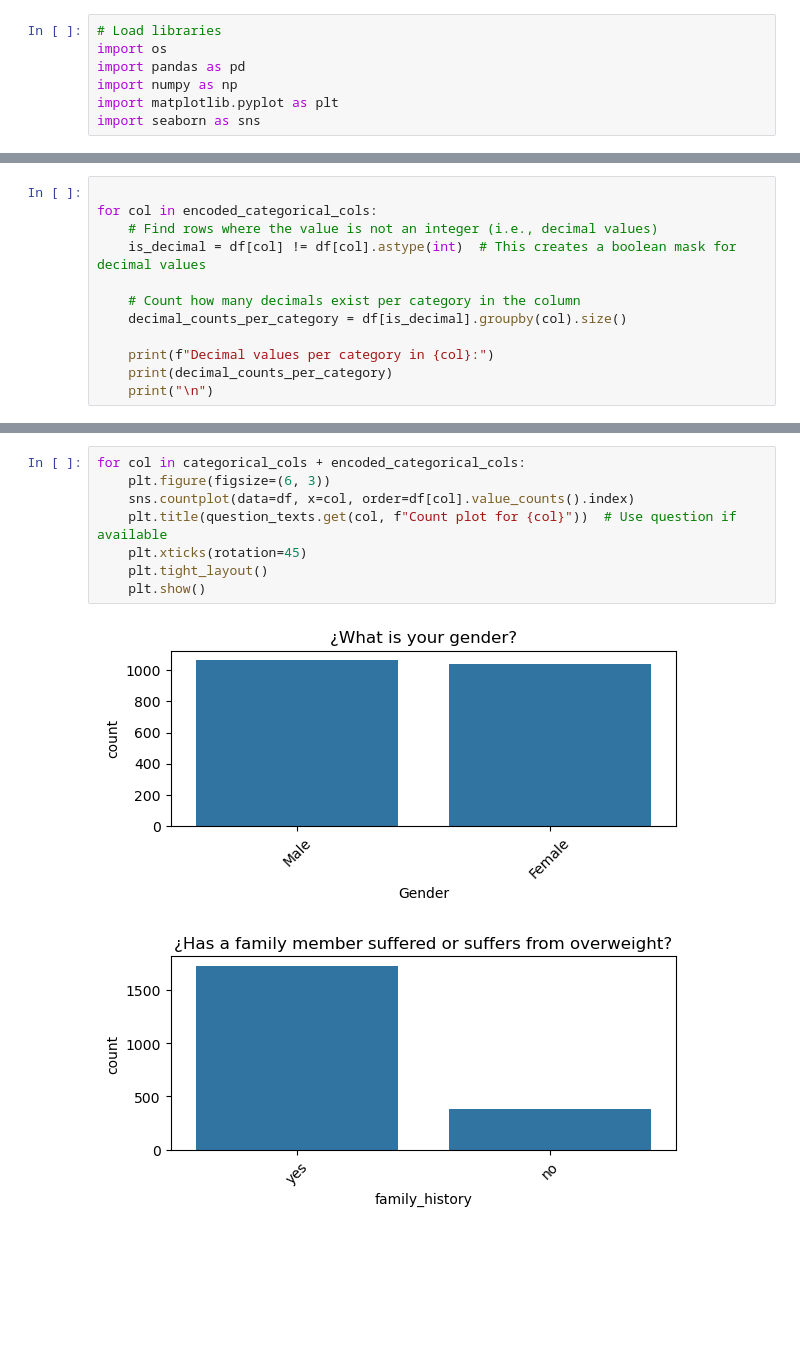
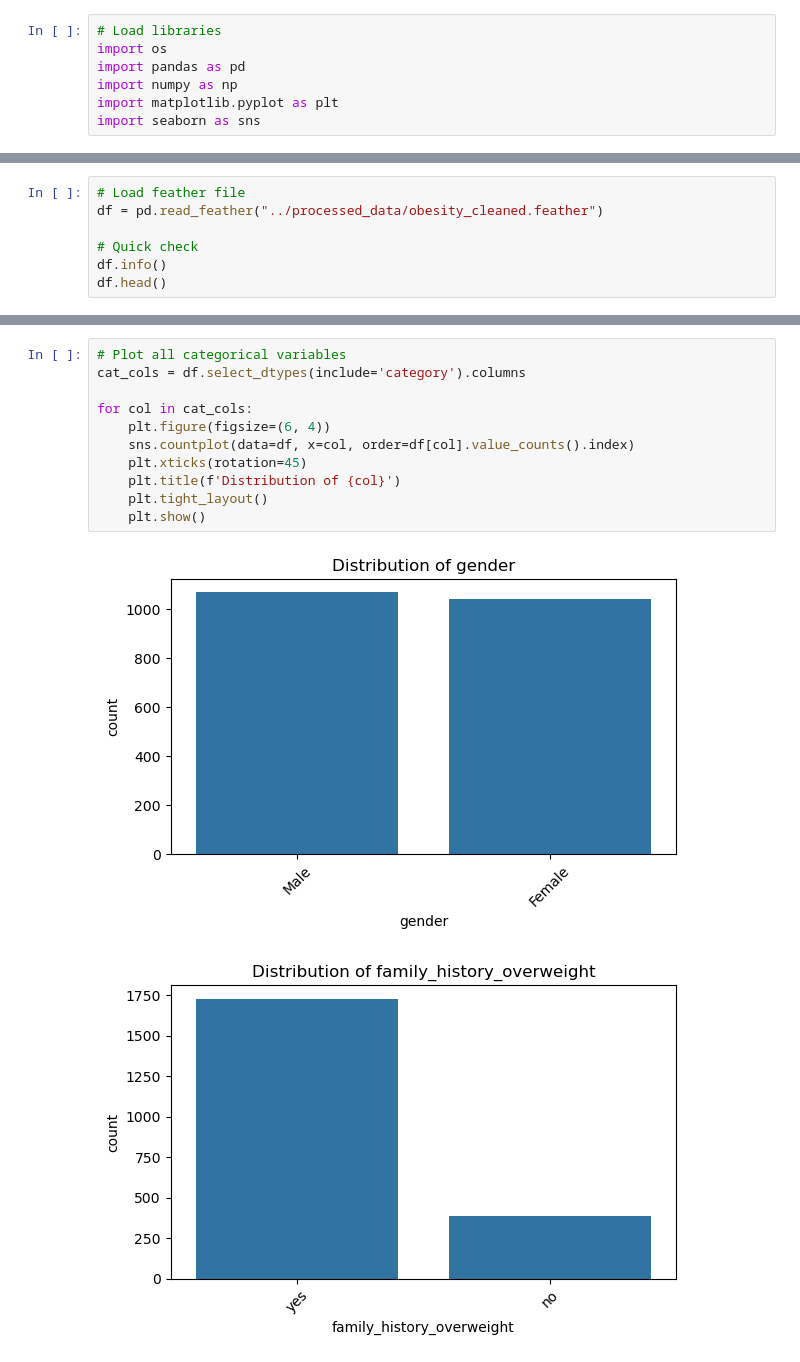
Before and after one commit to nicolasreichardt/ml-project-obesity-prediction, a Jupyter notebook: notebooks/EDA.ipynb, the cells around one changed output, grey strips where cells are left out. Drawn from its saved outputs; the diff is of its cells as text; blank space fills up the shorter version.

Commit message:
Update EDA notebook and add preprocessing + processed data

```diff
--- a/notebooks/EDA.ipynb
+++ b/notebooks/EDA.ipynb
@@ -81,12 +7,0 @@ dtype: int64
-# %%
-
-for col in encoded_categorical_cols:
-    # Find rows where the value is not an integer (i.e., decimal values)
-    is_decimal = df[col] != df[col].astype(int)  # This creates a boolean mask for decimal values
-
-    # Count how many decimals exist per category in the column
-    decimal_counts_per_category = df[is_decimal].groupby(col).size()
-
-    print(f"Decimal values per category in {col}:")
-    print(decimal_counts_per_category)
-    print("\n")
@@ -187,0 +8,7 @@ question_texts = {
+# %%
+# Load feather file
+df = pd.read_feather("../processed_data/obesity_cleaned.feather")
+
+# Quick check
+df.info()
+df.head()
@@ -188,11 +52,14 @@ question_texts = {
 # %%
-for col in categorical_cols + encoded_categorical_cols:
-    plt.figure(figsize=(6, 3))
+# Plot all categorical variables
+cat_cols = df.select_dtypes(include='category').columns
+
+for col in cat_cols:
+    plt.figure(figsize=(6, 4))
     sns.countplot(data=df, x=col, order=df[col].value_counts().index)
-    plt.title(question_texts.get(col, f"Count plot for {col}"))  # Use question if available
     plt.xticks(rotation=45)
+    plt.title(f'Distribution of {col}')
     plt.tight_layout()
     plt.show()
 # %% [output]
-[figure, old version]
+[figure, new version]
-[figure, old version]
+[figure, new version]
```
Also changed, not shown: parts of 13 cells of this notebook, 4 other files.
